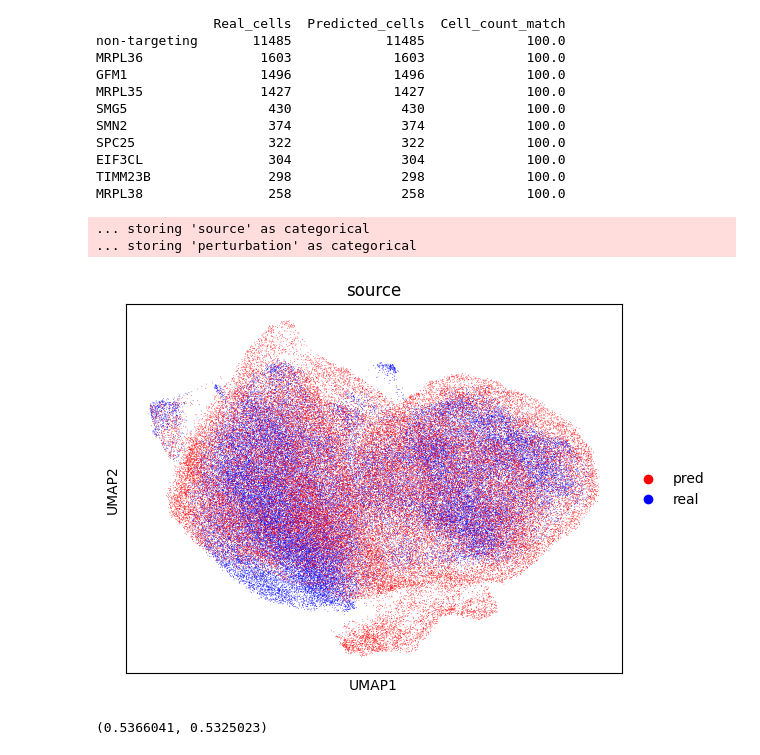
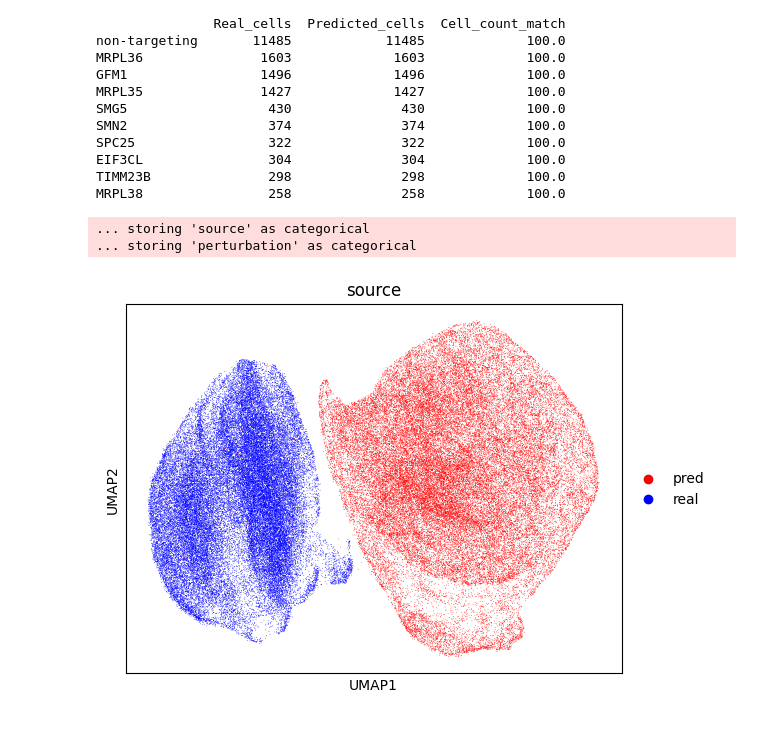
Before and after one commit to zhang0730/state, a Jupyter notebook: notebooks/test_inference.ipynb, the cells around one changed output. Drawn from its saved outputs; the diff is of its cells as text; code cells hidden in the pictures.

```diff
--- a/notebooks/test_inference.ipynb
+++ b/notebooks/test_inference.ipynb
@@ -48,0 +24,16 @@ PertSetsPerturbationModel(
+# %%
+# pert mean model
+pert_mean_baseline_rpe1_fewshot = '/large_storage/ctc/userspace/aadduri/mar5/replogle_hvg_gss/fold4'
+
+# pert sets model trained on HVG space
+pert_sets_hvg_ctrl_rpe1_fewshot = '/large_storage/ctc/userspace/aadduri/mar5/replogle_hvg_samp_ctrl/fold4'
+
+# pert sets model trained on HVG space
+pert_sets_scgpt_rpe1_fewshot = '/large_storage/ctc/userspace/aadduri/mar5/replogle_scgpt_samp_ctrl/fold4'
+
+inference_module = InferenceModule(model_folder=pert_sets_scgpt_rpe1_fewshot)
+adata = sc.read_h5ad('/large_storage/ctc/userspace/aadduri/datasets/hvg/replogle/rpe1.h5')
+
+# tahoe pert sets
+# inference_module = InferenceModule(model_folder='/large_storage/ctc/userspace/aadduri/feb28_conc/cv_scgpt/fold1', cell_set_len=512)
+# adata = sc.read_h5ad('/large_storage/ctc/userspace/aadduri/datasets/split_tahoe_45_ct_hvg/plate6_split12_emb.h5')
@@ -53,7 +66,7 @@ print(f"Found {len(pert_counts)} unique perturbations")
 print(f"Top 5 perturbations by frequency: {pert_counts.head().to_dict()}")
 
 # Control cells to sample from
-all_ctrl_cells = adata[adata.obs['gene'] == 'non-targeting'].copy()
+all_ctrl_cells = adata[adata.obs['gene'] == inference_module.data_module.control_pert].copy()
 print(f"Total control cells available: {all_ctrl_cells.n_obs}")
 
 # 2. Generate predictions for each perturbation
@@ -90,8 +103,10 @@ for perturbation in pert_counts.index:
     try:
         pred_subset = inference_module.perturb(
             ctrl_subset,
-            pert_key='gene',
+            pert_key='gene', # replogle
             celltype_key='cell_type'
+            # pert_key='drugname_drugconc', # tahoe
+            # celltype_key='cell_name'
         )
 
         # Add metadata to track source perturbation
@@ -158,27 +173,28 @@ EIF3CL                304              304             100.0
 TIMM23B               298              298             100.0
 MRPL38                258              258             100.0
 # %%
-real_embeddings = adata.obsm['X_scGPT']
-pred_embeddings = pred_adata.obsm['X_scGPT_pert']
+# Plot embeddings. we can plot X_hvg vs X_hvg_pert
+real_embeddings = adata.obsm['X_hvg']
+pred_embeddings = pred_adata.obsm['X_hvg_pert']
+
+# # Or we can plot X_scGPT vs X_scGPT_pert
+# real_embeddings = adata.obsm['X_scGPT']
+# pred_embeddings = pred_adata.obsm['X_scGPT_pert']
 
 # Combine them
 combined_embeddings = np.vstack([real_embeddings, pred_embeddings])
 sources = ['real'] * adata.n_obs + ['pred'] * pred_adata.n_obs
 
 # Create an integrated AnnData for visualization
 integrated = ad.AnnData(X=combined_embeddings)
 integrated.obs['source'] = sources
 integrated.obs['perturbation'] = list(adata.obs['gene']) + list(pred_adata.obs['original_perturbation'])
 
 sc.pp.pca(integrated)
 sc.pp.neighbors(integrated, use_rep='X_pca')
 sc.tl.umap(integrated)
 sc.pl.umap(integrated, color='source', palette={'real': 'blue', 'pred': 'red'})
 # %% [output]
 ... storing 'source' as categorical
 ... storing 'perturbation' as categorical
-[figure, old version]
+[figure, new version]
-# %%
-real_embeddings.max(), pred_embeddings.max()
-# %% [output]
-(0.5366041, 0.5325023)
```
Also changed, not shown: parts of 2 cells of this notebook, 2 other files.
